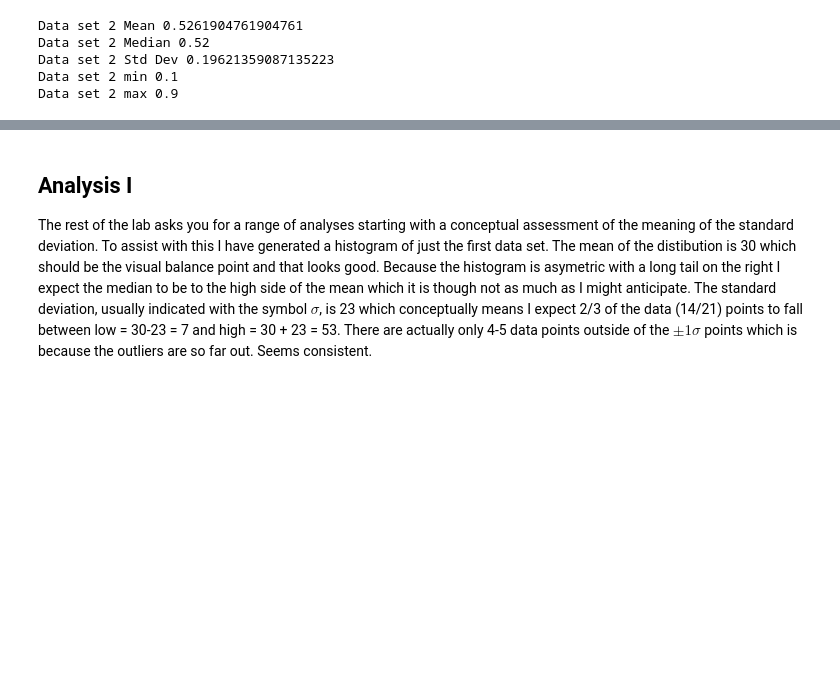
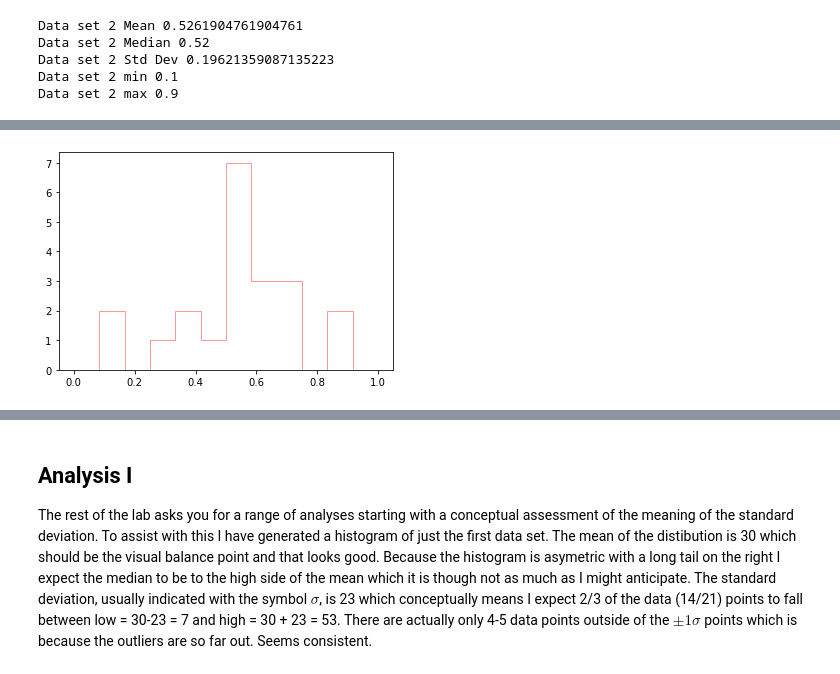
Before and after one commit to smithrockmaker/PH211, a Jupyter notebook: DataMeaningLab21.ipynb, the cells around one changed output, grey strips where cells are left out. Cells and saved outputs as stored; diff of their text form; code cells hidden in the pictures; blank space fills up the shorter version.

```diff
--- a/DataMeaningLab21.ipynb
+++ b/DataMeaningLab21.ipynb
@@ -129,0 +183,13 @@ plt.show()
+# %%
+num_bins = 12
+fullrange = [0,1]
+height, bins, patches = plt.hist(data2,
+                                 num_bins,
+                                 fullrange,
+                                 histtype = "step",
+                                 color="red",
+                                 alpha= .4
+                                )
+plt.show()
+# %% [output]
+[figure, added]
```
Also changed, not shown: parts of 9 cells of this notebook.
